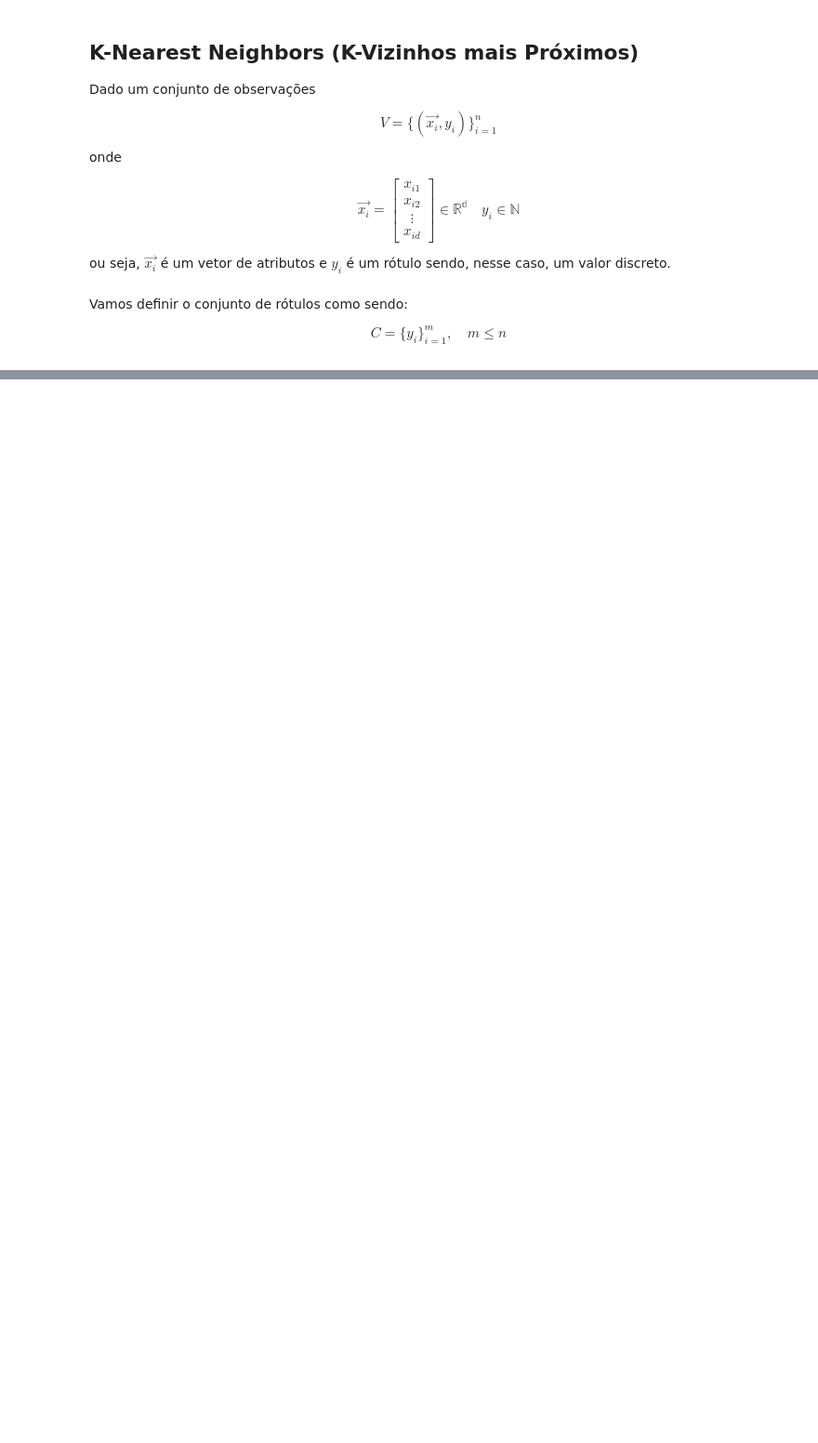
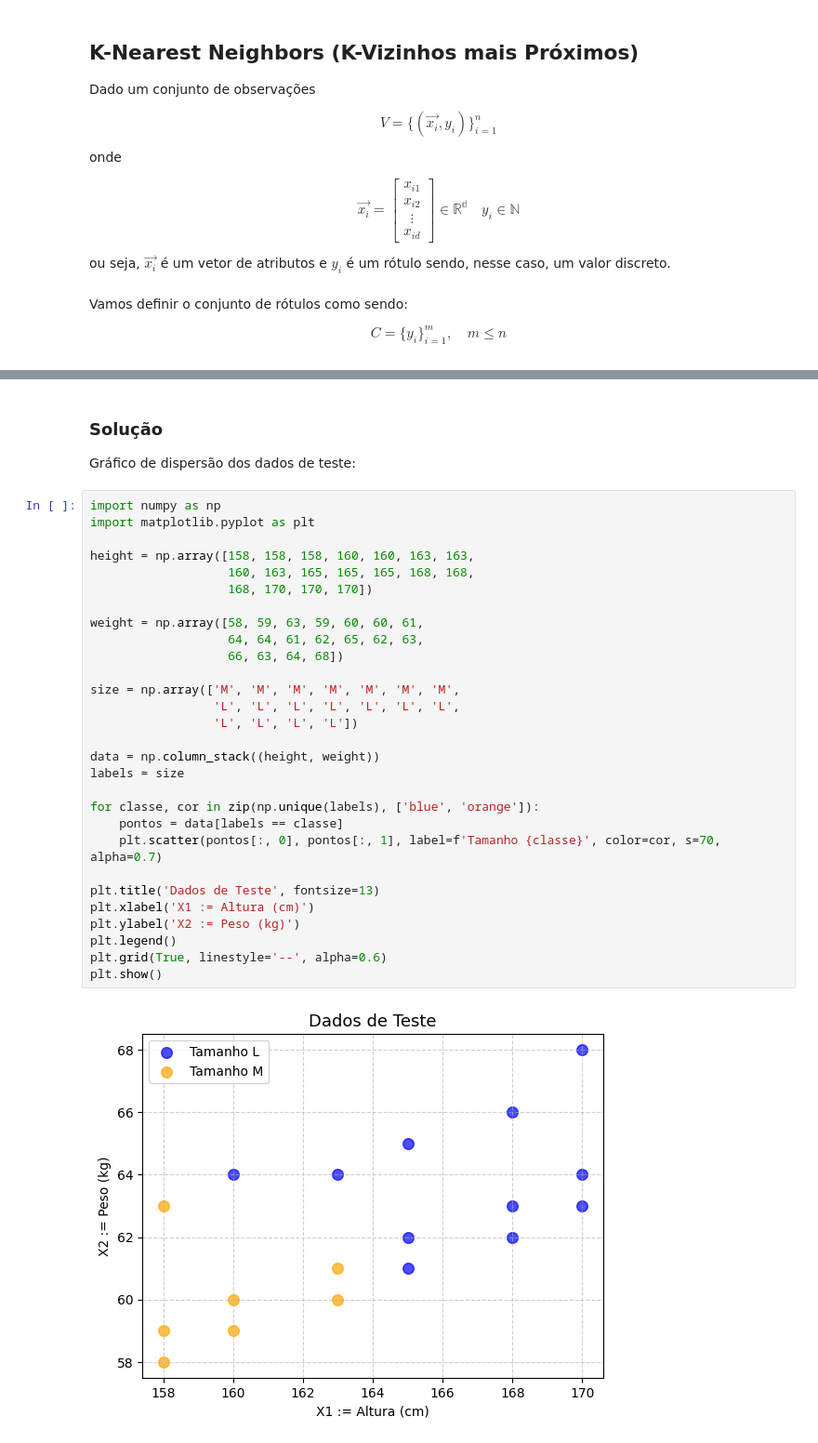
Before and after one commit to gabdourado/AI, a Jupyter notebook: K_Nearest_Neighbors.ipynb, the cells around one changed output, grey strips where cells are left out. Shown: that part at 93% size. Saved outputs shown, nothing was run; the diff lists cells and outputs as text; blank space fills up the shorter version.

```diff
--- a/K_Nearest_Neighbors.ipynb
+++ b/K_Nearest_Neighbors.ipynb
@@ -74,0 +97,35 @@ $$
+# %% [markdown]
+### Solução
+
+Gráfico de dispersão dos dados de teste:
+# %%
+import numpy as np
+import matplotlib.pyplot as plt
+
+height = np.array([158, 158, 158, 160, 160, 163, 163,
+                   160, 163, 165, 165, 165, 168, 168,
+                   168, 170, 170, 170])
+
+weight = np.array([58, 59, 63, 59, 60, 60, 61,
+                   64, 64, 61, 62, 65, 62, 63,
+                   66, 63, 64, 68])
+
+size = np.array(['M', 'M', 'M', 'M', 'M', 'M', 'M',
+                 'L', 'L', 'L', 'L', 'L', 'L', 'L',
+                 'L', 'L', 'L', 'L'])
+
+data = np.column_stack((height, weight))
+labels = size
+
+for classe, cor in zip(np.unique(labels), ['blue', 'orange']):
+    pontos = data[labels == classe]
+    plt.scatter(pontos[:, 0], pontos[:, 1], label=f'Tamanho {classe}', color=cor, s=70, alpha=0.7)
+
+plt.title('Dados de Teste', fontsize=13)
+plt.xlabel('X1 := Altura (cm)')
+plt.ylabel('X2 := Peso (kg)')
+plt.legend()
+plt.grid(True, linestyle='--', alpha=0.6)
+plt.show()
+# %% [output]
+[figure, added]
```
Also changed, not shown: parts of 10 cells of this notebook.
